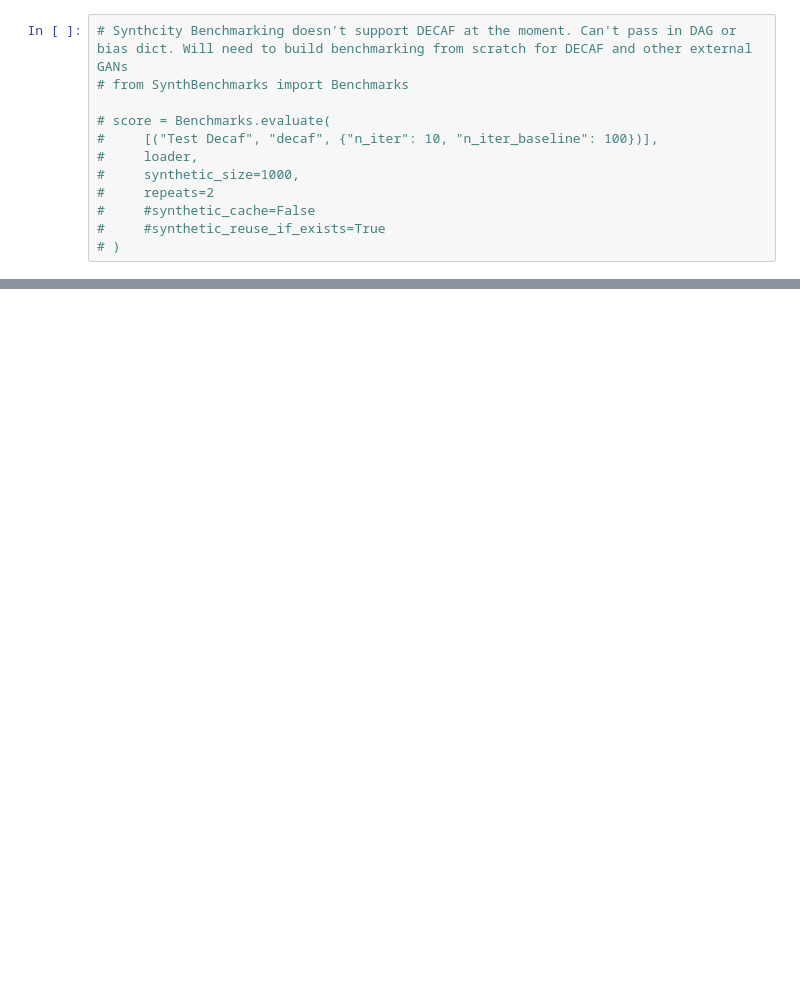
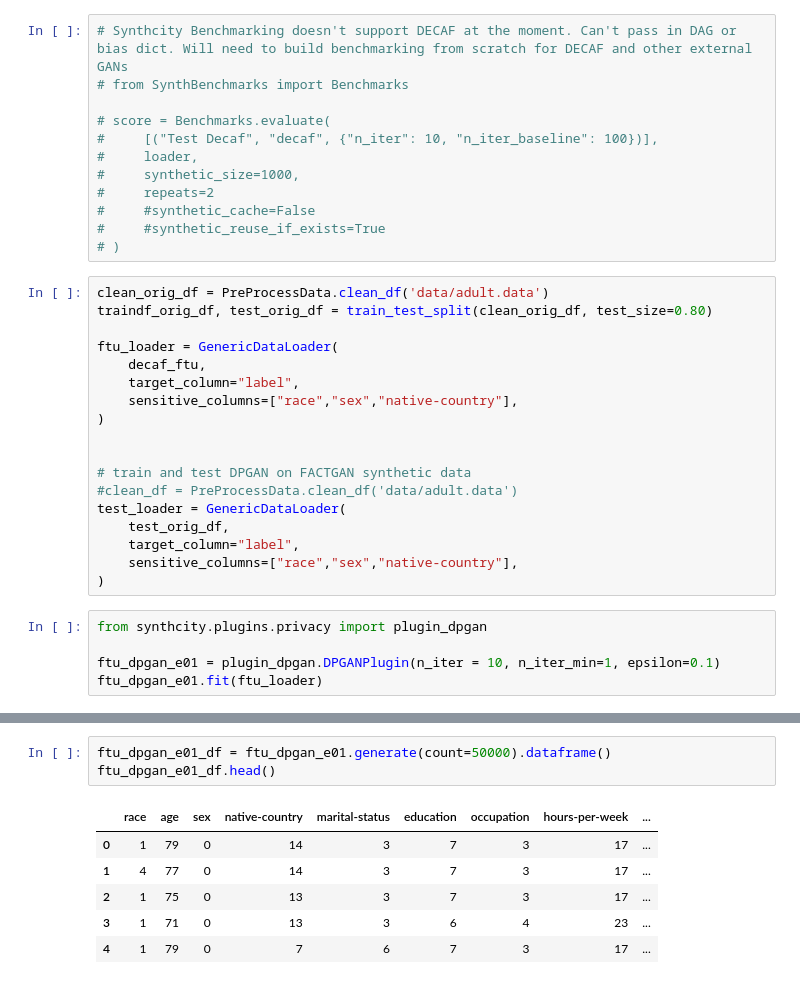
Before and after one commit to humayraR/fact-ai_Repl, a Jupyter notebook: SynthDECAF.ipynb, the cells around one changed output, grey strips where cells are left out. Cells and saved outputs as stored; diff of their text form; blank space fills up the shorter version.

Commit message:
dp decaf ftu done

```diff
--- a/SynthDECAF.ipynb
+++ b/SynthDECAF.ipynb
@@ -256,3 +266,26 @@ decaf_cf.to_csv('decaf_cf.csv', index=False)
 #     #synthetic_cache=False
 #     #synthetic_reuse_if_exists=True
 # )
+# %%
+clean_orig_df = PreProcessData.clean_df('data/adult.data')
+traindf_orig_df, test_orig_df = train_test_split(clean_orig_df, test_size=0.80)
+
+ftu_loader = GenericDataLoader(
+    decaf_ftu,
+    target_column="label",
+    sensitive_columns=["race","sex","native-country"],
+)
+
+
+# train and test DPGAN on FACTGAN synthetic data
+#clean_df = PreProcessData.clean_df('data/adult.data')
+test_loader = GenericDataLoader(
+    test_orig_df,
+    target_column="label",
+    sensitive_columns=["race","sex","native-country"],
+)
+# %%
+from synthcity.plugins.privacy import plugin_dpgan
+
+ftu_dpgan_e01 = plugin_dpgan.DPGANPlugin(n_iter = 10, n_iter_min=1, epsilon=0.1)
+ftu_dpgan_e01.fit(ftu_loader)
@@ -258,0 +306,10 @@ decaf_cf.to_csv('decaf_cf.csv', index=False)
+# %%
+ftu_dpgan_e01_df = ftu_dpgan_e01.generate(count=50000).dataframe()
+ftu_dpgan_e01_df.head()
+# %% [output]
+|  | race | age | sex | native-country | marital-status | education | occupation | hours-per-week | ... |
+| 0 | 1 | 79 | 0 | 14 | 3 | 7 | 3 | 17 | ... |
+| 1 | 4 | 77 | 0 | 14 | 3 | 7 | 3 | 17 | ... |
+| 2 | 1 | 75 | 0 | 13 | 3 | 7 | 3 | 17 | ... |
+| 3 | 1 | 71 | 0 | 13 | 3 | 6 | 4 | 23 | ... |
+| 4 | 1 | 79 | 0 | 7 | 6 | 7 | 3 | 17 | ... |
```
Also changed, not shown: parts of 8 cells of this notebook.
